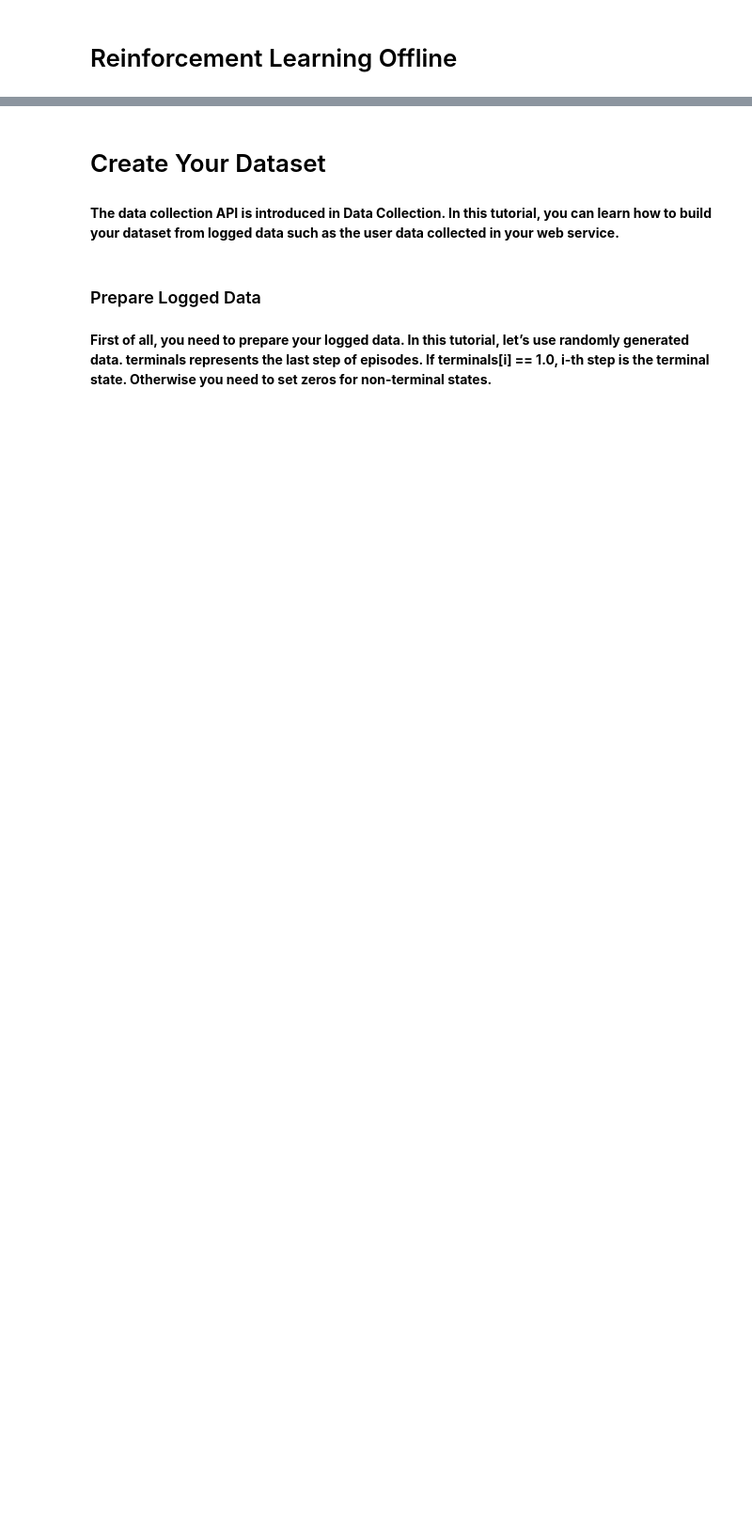
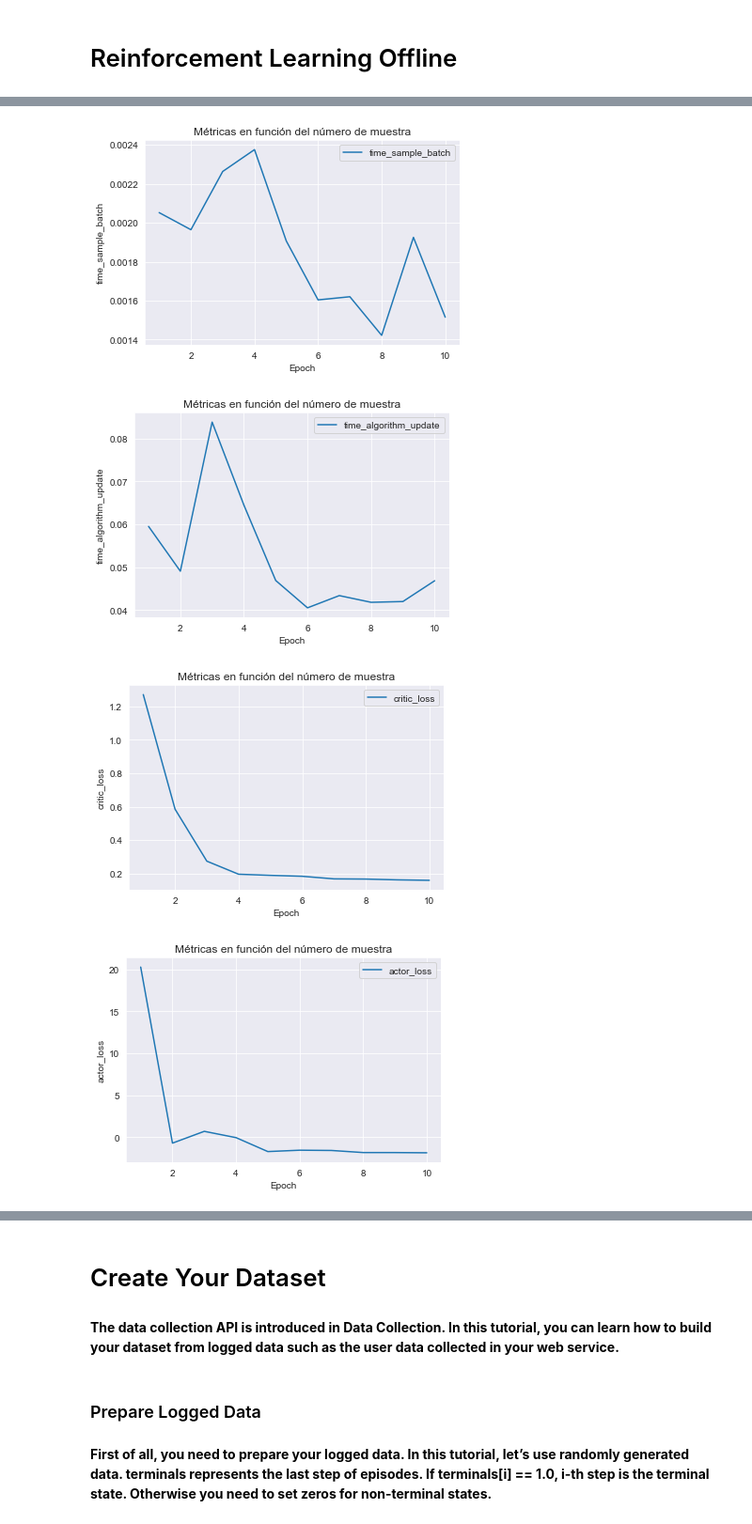
Before and after one commit to JLCdata/Reinforcement-Learning, a Jupyter notebook: Proyecto final - Offline Reinforcement Learning/code/RL offline 1.1.ipynb, the cells around one changed output, grey strips where cells are left out. Shown at 94% size. Drawn from its saved outputs; the diff is of its cells as text; code cells hidden in the pictures; blank space fills up the shorter version.

```diff
--- a/Proyecto final - Offline Reinforcement Learning/code/RL offline 1.1.ipynb
+++ b/Proyecto final - Offline Reinforcement Learning/code/RL offline 1.1.ipynb
@@ -47,6 +48,9 @@ df["delta LL charge cell"]=df["charge cell"]-df["LL charge cell"]
 df["loss of TPH"]=df["delta HH TPH"].apply(lambda x: -1 if x>100 else 1)
 df=df[variables_interes]
 # Done MDP: se considera como tarea finalizada cuando el turno termina a las 12:00
-df["terminals"]=df.reset_index().apply(lambda x: 1 if x["Timestamp"].strftime("%H:%M")=="12:00" else 0,axis=1).values#.shift(-5)
-print(df.shape)
-df.head()
+
+scaler = MinMaxScaler()
+#df['HH charge cell']=scaler.fit_transform(df['HH charge cell'].values.reshape(-1,1)).squeeze()
+df["terminals"]=df.reset_index().apply(lambda x: 1 if x["Timestamp"].strftime("%H:%M")=="12:00" else 0,axis=1).values
+df1=pd.DataFrame(scaler.fit_transform(df),columns=df.columns,index=df.index)
+df1=df1["2020-01":"2020-02"]
@@ -80,13 +89,21 @@ reward=[
 # %%
-observations=df[states].to_numpy()
-actions=df[actions].to_numpy()
-rewards=df[reward].to_numpy().squeeze()
-terminals=df["terminals"].to_numpy()
+observations=df1[states].to_numpy()
+actions=df1[actions].to_numpy().reshape(-1,1)
+rewards=df1[reward].to_numpy().squeeze()
+terminals=df1["terminals"].to_numpy()
 dataset = d3rlpy.dataset.MDPDataset(
     observations=observations,
     actions=actions,
     rewards=rewards,
     terminals=terminals,
 )
-dataset
+print(observations.shape)
+print(actions.shape)
+print(rewards.shape)
+episode = dataset.episodes[0]
+
+# access to episode data
+print(episode.observations.shape)
+print(episode.actions.shape)
+print(episode.rewards.shape)
 # %% [output]
@@ -140,19 +177,23 @@ data_train=dqn.fit(
 # %%
 # Métricas que queremos graficar
-metrics_to_plot = ['time_sample_batch', 'time_algorithm_update', 'loss', 'time_step', 'soft_opc', 'initial_value', #'environment'
-                   ]
+metrics_to_plot = list(data_train[0][1].keys())
 
 # Crear un gráfico de líneas para cada métrica
 for metric in metrics_to_plot:
     x = [entry[0] for entry in data_train]
     y = [entry[1][metric] for entry in data_train]
     plt.plot(x, y, label=metric)
 
     # Etiquetas y título del gráfico
     plt.xlabel('Epoch')
     plt.ylabel(metric)
     plt.title('Métricas en función del número de muestra')
     plt.legend()
 
     # Mostrar el gráfico
     plt.show()
+# %% [output]
+[figure, added]
+[figure, added]
+[figure, added]
+[figure, added]
```
Also changed, not shown: parts of 17 cells of this notebook, 1 other file.
